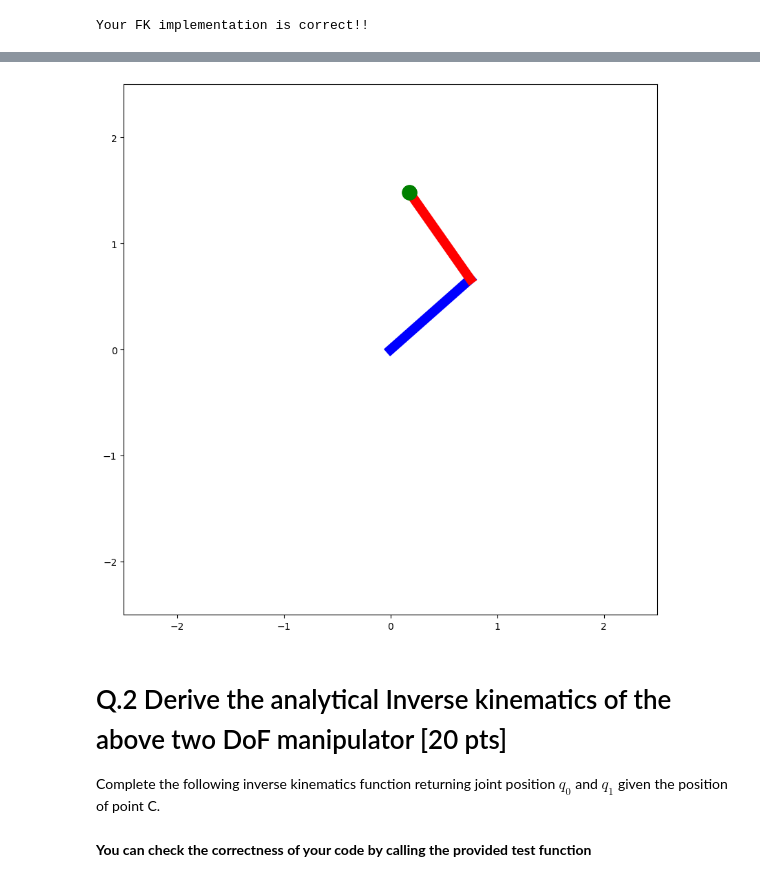
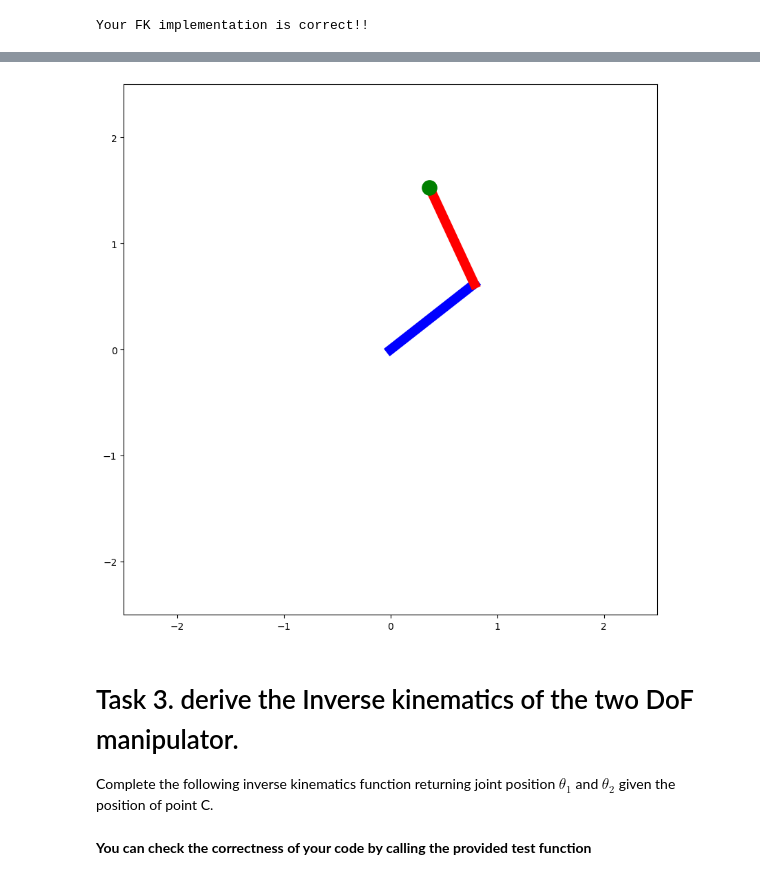
Before and after one commit to DARoSLab/MassRobotics, a Jupyter notebook: MassRoboticsLecture1.ipynb, the cells around one changed output, grey strips where cells are left out. Drawn from its saved outputs; the diff is of its cells as text; code cells hidden in the pictures.

```diff
--- a/MassRoboticsLecture1.ipynb
+++ b/MassRoboticsLecture1.ipynb
@@ -37,3 +37,33 @@ print(forward_kinematics_one_link_robot(np.deg2rad(60)))
 [6.57784835 2.394141  ]
 [5.3623111  4.49951327]
 [3.5        6.06217783]
+# %%
+def plot_one_link_manipulator(q, l1):
+  fig= plt.figure(figsize=(10,10))
+  ax = plt.subplot(1,1,1)
+
+  link1, = ax.plot([], [], 'b', lw=10)     # ax.plot returns a list of 2D line objects
+  eff, = ax.plot([], [], 'g', marker='o', markersize=15)
+
+  ax.set_xlim(( -0.5, 8.5))
+  ax.set_ylim((-0.5, 8.5))
+  ax.grid(True)
+  txt_title = ax.set_title('')
+  def drawFrame(k):
+    k = 100*k
+    q0 = q[k]
+
+    rA = [0, 0]
+    rB = [l1*np.cos(q0), l1*np.sin(q0)]
+
+    link1.set_data([rA[0], rB[0]], [rA[1], rB[1]])
+    eff.set_data([rB[0], rB[0]],[rB[1], rB[1]])
+    return link1, eff
+  anim = animation.FuncAnimation(fig, drawFrame, frames=35, interval=100, blit=True)
+  return anim
+# %%
+N = 4000
+L1 = 7
+q1 = np.linspace(0, np.deg2rad(60), N)
+anim = plot_one_link_manipulator(q1, L1)
+HTML(anim.to_html5_video())
@@ -75,7 +108,7 @@ def plot_planar_manipulator(q, l1, l2, eff_path=None):
     link2.set_data([rB[0], rC[0]], [rB[1], rC[1]])
     eff.set_data([rC[0], rC[0]],[rC[1], rC[1]])
     return link1, link2, eff
-  anim = animation.FuncAnimation(fig, drawFrame, frames=75, interval=100, blit=True)
+  anim = animation.FuncAnimation(fig, drawFrame, frames=35, interval=70, blit=True)
   return anim
 # %%
 def test_forward_kinematics():
@@ -101,23 +134,23 @@ test_forward_kinematics()
 # %% [output]
 Your FK implementation is correct!!
 # %%
-N = 8000
+N = 4000
 L1 = 1
 L2 = 1
 q1 = np.linspace(0, np.pi/4, N)
 q2 = np.linspace(0, np.pi/2, N)
 q = np.zeros((N, 2))
 q[:, 0] = q1
 q[:, 1] = q2
 anim = plot_planar_manipulator(q, L1, L2)
 HTML(anim.to_html5_video())
 # %% [output]
 [interactive output not drawn]
-[figure, old version]
+[figure, new version]
 # %% [markdown]
-# Q.2 Derive the analytical Inverse kinematics of the above two DoF manipulator [20 pts]
+# Task 3. derive the Inverse kinematics of the two DoF manipulator.
 
-Complete the following inverse kinematics function returning joint position $q_0$ and $q_1$ given the position of point C.
+Complete the following inverse kinematics function returning joint position $\theta_1$ and $\theta_2$ given the position of point C.
 # %%
 def inverse_kinematics(x, y, l1, l2):
   q1 = np.arccos((x*x + y*y - l1*l1 - l2*l2)/(2*l1*l2)) #fill in your code here
```
Also changed, not shown: parts of 25 cells of this notebook.
